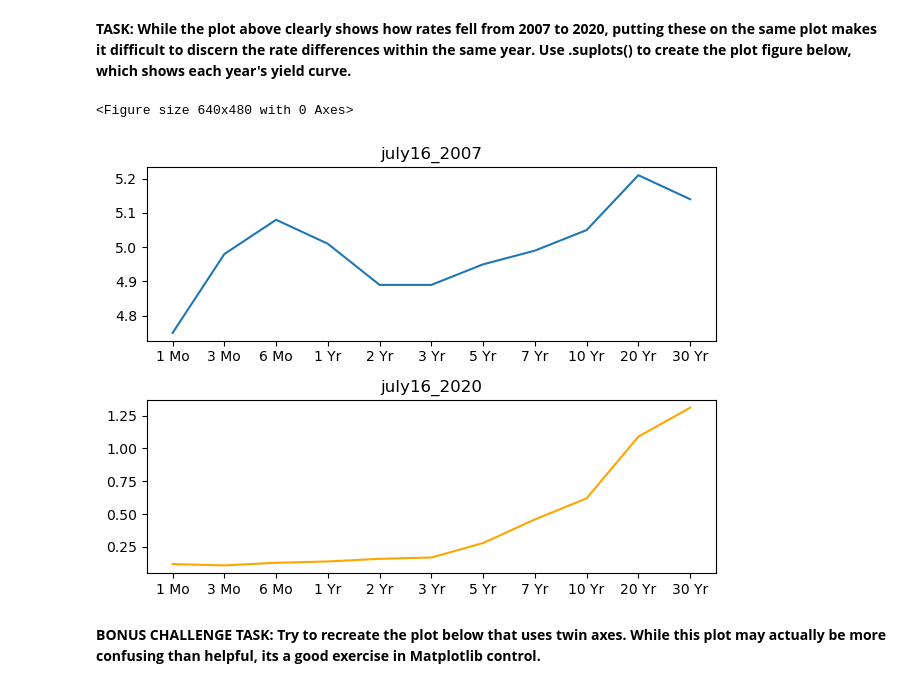
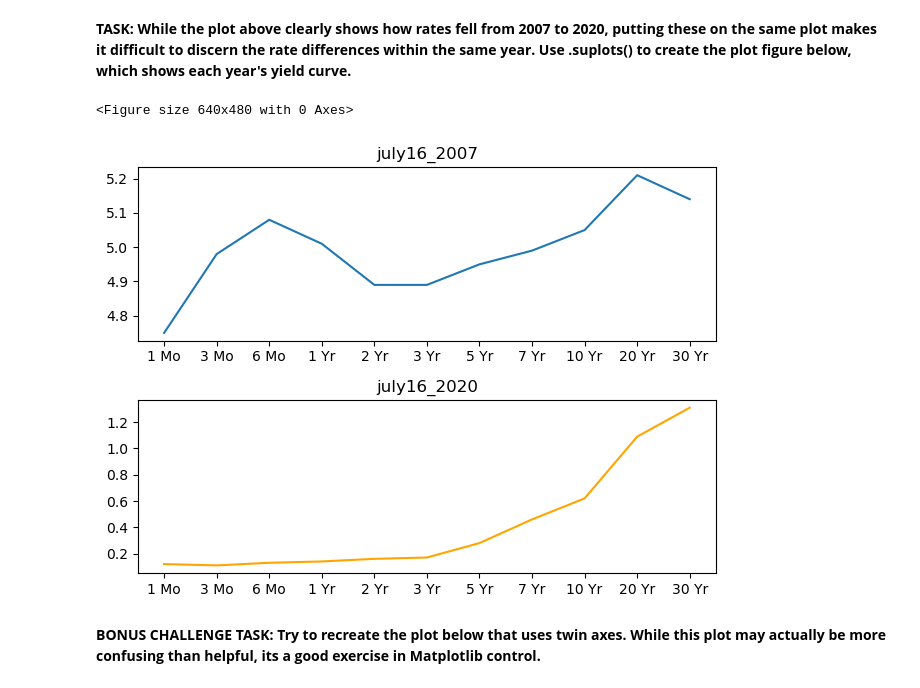
Before and after one commit to JohnnyPio/python_for_ML_DS_udemy_course, a Jupyter notebook: 04-Matplotlib/Matplotlib Exercises.ipynb, the cells around one changed output. Saved outputs shown, nothing was run; the diff lists cells and outputs as text; code cells hidden in the pictures.

```diff
--- a/04-Matplotlib/Matplotlib Exercises.ipynb
+++ b/04-Matplotlib/Matplotlib Exercises.ipynb
@@ -140,18 +140,19 @@ plt.legend(loc=(1.1,0.5))
 # %%
 fig = plt.figure()
 fig,axes = plt.subplots(nrows=2,ncols=1)
 plt.setp(axes, xticks=x, xticklabels=labels)
 
 axes[0].plot(x, july16_2007)
 axes[1].plot(x, july16_2020,color="orange")
 
 axes[0].title.set_text('july16_2007')
 axes[1].title.set_text('july16_2020')
-axes[1].xticks(range(6), ['A', 'Big', 'Cat'])
+
+axes[1].set_yticks(np.arange(.2, 1.4, .2))
 fig.tight_layout()
 # %% [output]
 <Figure size 640x480 with 0 Axes>
-[figure, old version]
+[figure, new version]
 # %%
 # DONT RUN THE CELL BELOW! IT WILL ERASE THE PLOT!
 # %% [markdown]
```
Also changed, not shown: parts of 2 cells of this notebook.
